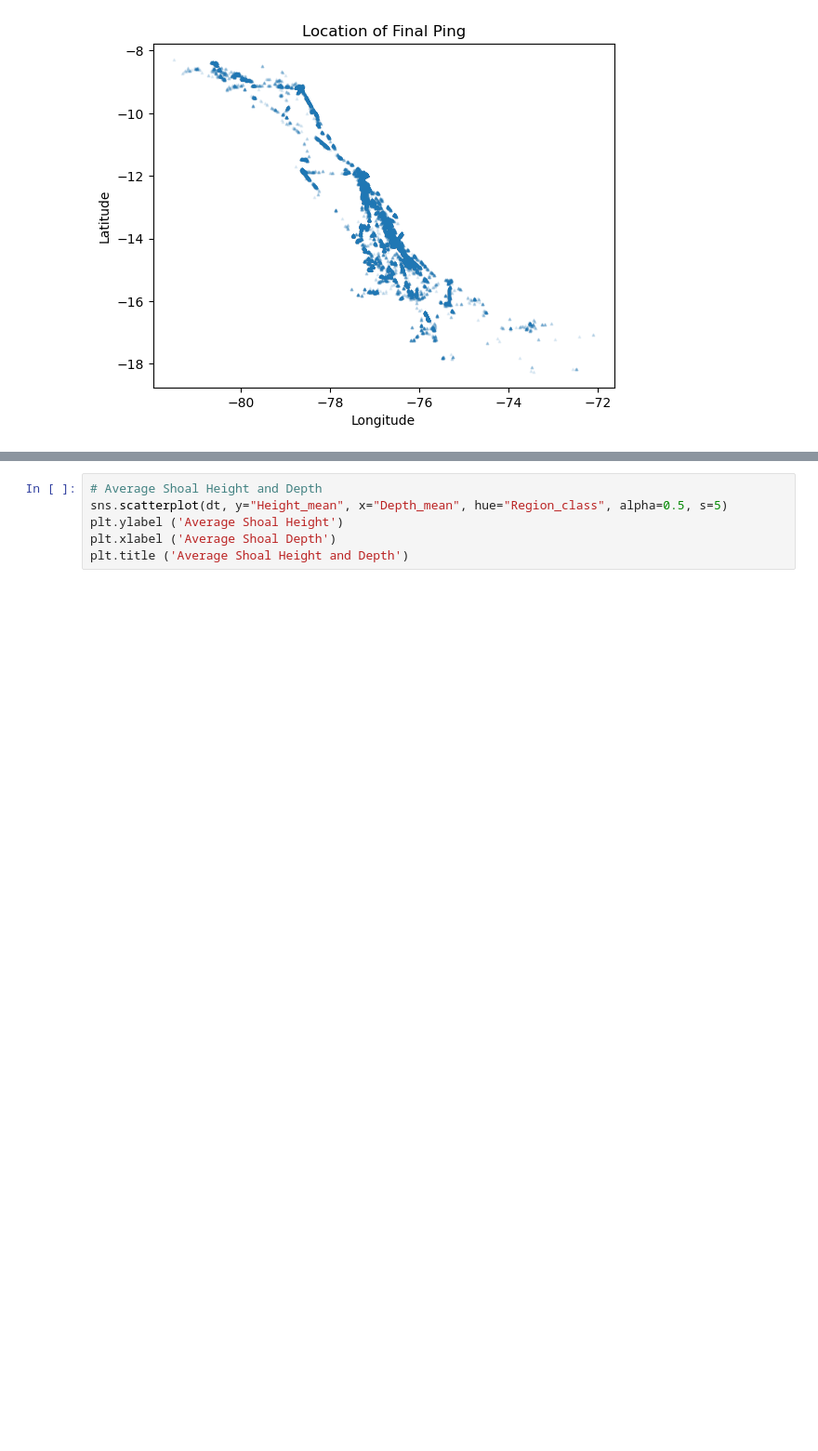
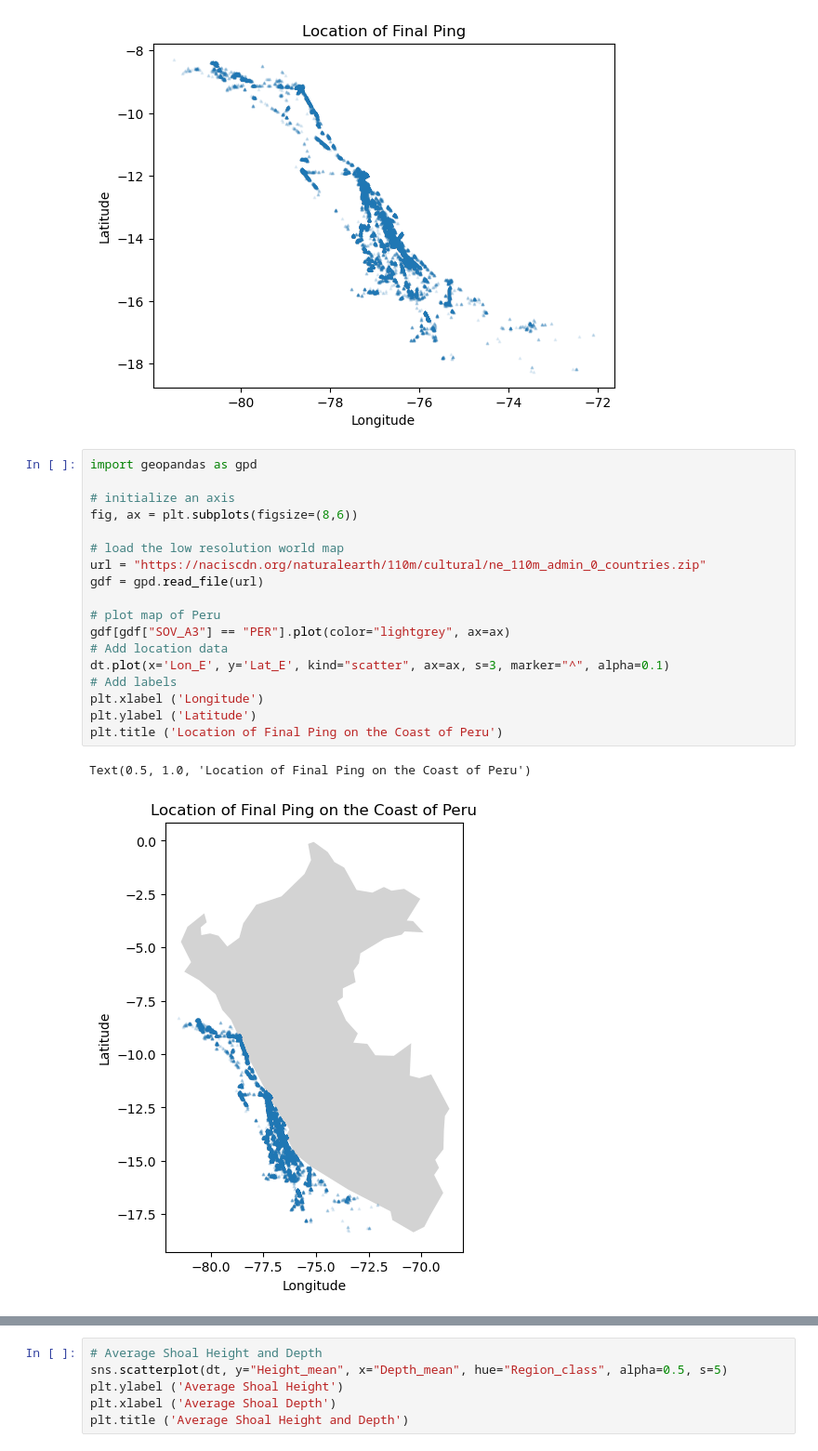
Before and after one commit to jmanitz/code-snippets, a Jupyter notebook: Ocean_capstone/ocean_prog.ipynb, the cells around one changed output, grey strips where cells are left out. Shown: that part at 93% size. Saved outputs shown, nothing was run; the diff lists cells and outputs as text; blank space fills up the shorter version.

Commit message:
Adding Peru map and elastic net

```diff
--- a/Ocean_capstone/ocean_prog.ipynb
+++ b/Ocean_capstone/ocean_prog.ipynb
@@ -78,4 +79,25 @@ plt.title ('Location of Final Ping')
 plt.show()
 # %% [output]
 [figure]
+# %%
+import geopandas as gpd
+
+# initialize an axis
+fig, ax = plt.subplots(figsize=(8,6))
+
+# load the low resolution world map
+url = "https://naciscdn.org/naturalearth/110m/cultural/ne_110m_admin_0_countries.zip"
+gdf = gpd.read_file(url)
+
+# plot map of Peru
+gdf[gdf["SOV_A3"] == "PER"].plot(color="lightgrey", ax=ax)
+# Add location data
+dt.plot(x='Lon_E', y='Lat_E', kind="scatter", ax=ax, s=3, marker="^", alpha=0.1)
+# Add labels
+plt.xlabel ('Longitude')
+plt.ylabel ('Latitude')
+plt.title ('Location of Final Ping on the Coast of Peru')
+# %% [output]
+Text(0.5, 1.0, 'Location of Final Ping on the Coast of Peru')
+[figure, added]
 # %%
```
Also changed, not shown: parts of 14 cells of this notebook.
